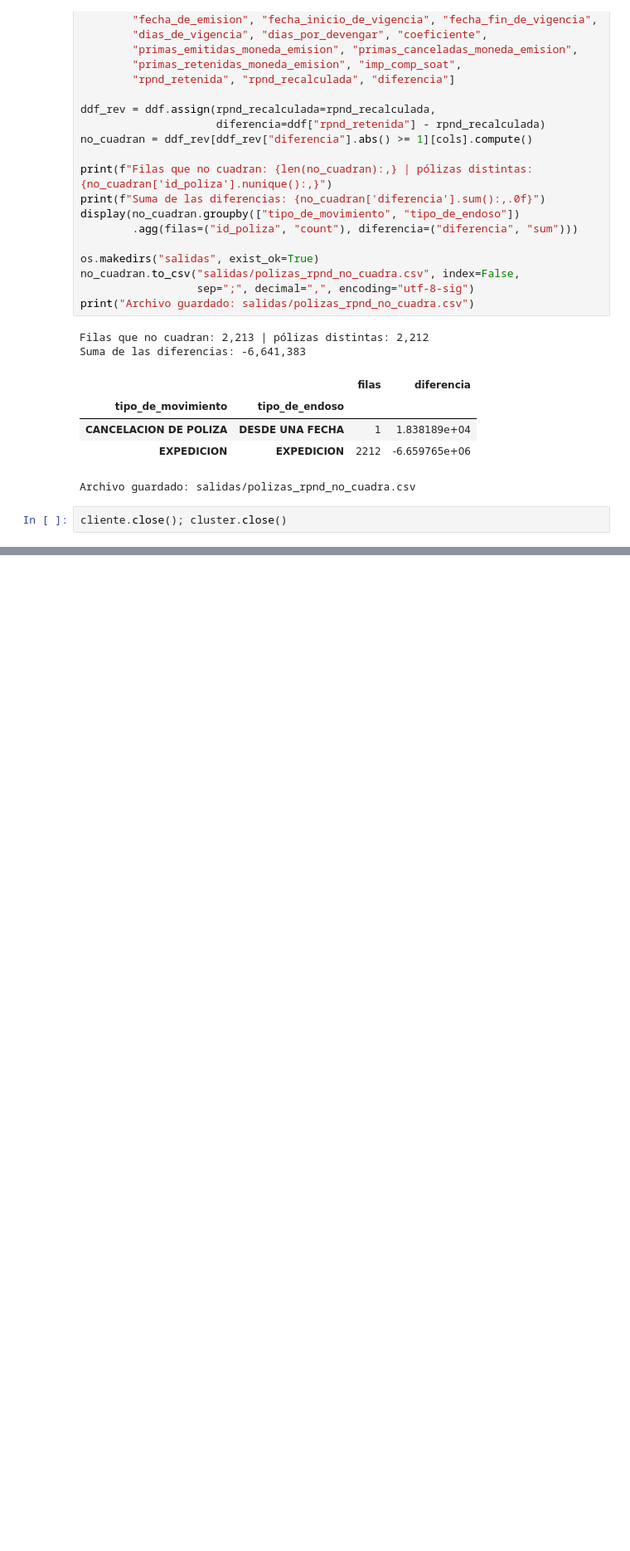
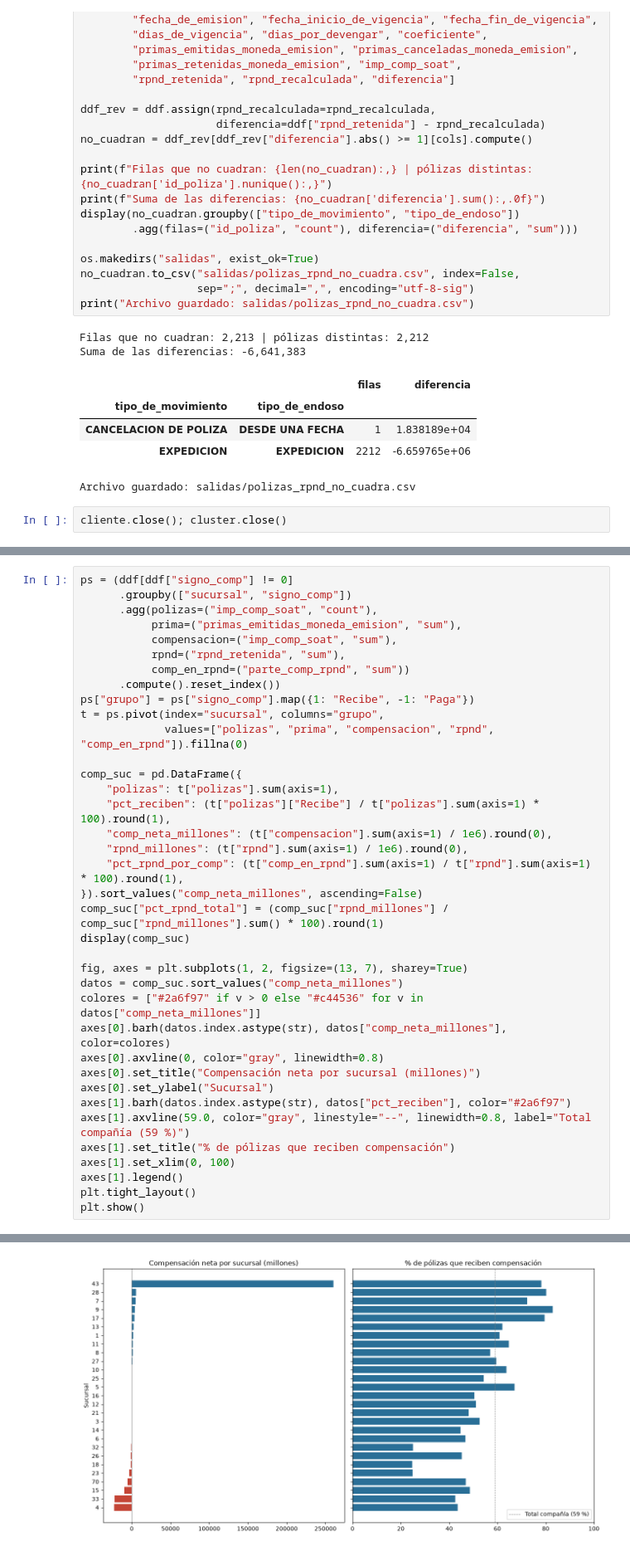
Before and after one commit to eagomezm1989/trabajo-final-bigdata-soat, a Jupyter notebook: 01_eda.ipynb, the cells around one changed output, grey strips where cells are left out. Shown at 83% size. Saved outputs shown, nothing was run; the diff lists cells and outputs as text; blank space fills up the shorter version.

```diff
--- a/01_eda.ipynb
+++ b/01_eda.ipynb
@@ -621,0 +910,38 @@ cliente.close(); cluster.close()
+# %%
+ps = (ddf[ddf["signo_comp"] != 0]
+      .groupby(["sucursal", "signo_comp"])
+      .agg(polizas=("imp_comp_soat", "count"),
+           prima=("primas_emitidas_moneda_emision", "sum"),
+           compensacion=("imp_comp_soat", "sum"),
+           rpnd=("rpnd_retenida", "sum"),
+           comp_en_rpnd=("parte_comp_rpnd", "sum"))
+      .compute().reset_index())
+ps["grupo"] = ps["signo_comp"].map({1: "Recibe", -1: "Paga"})
+t = ps.pivot(index="sucursal", columns="grupo",
+             values=["polizas", "prima", "compensacion", "rpnd", "comp_en_rpnd"]).fillna(0)
+
+comp_suc = pd.DataFrame({
+    "polizas": t["polizas"].sum(axis=1),
+    "pct_reciben": (t["polizas"]["Recibe"] / t["polizas"].sum(axis=1) * 100).round(1),
+    "comp_neta_millones": (t["compensacion"].sum(axis=1) / 1e6).round(0),
+    "rpnd_millones": (t["rpnd"].sum(axis=1) / 1e6).round(0),
+    "pct_rpnd_por_comp": (t["comp_en_rpnd"].sum(axis=1) / t["rpnd"].sum(axis=1) * 100).round(1),
+}).sort_values("comp_neta_millones", ascending=False)
+comp_suc["pct_rpnd_total"] = (comp_suc["rpnd_millones"] / comp_suc["rpnd_millones"].sum() * 100).round(1)
+display(comp_suc)
+
+fig, axes = plt.subplots(1, 2, figsize=(13, 7), sharey=True)
+datos = comp_suc.sort_values("comp_neta_millones")
+colores = ["#2a6f97" if v > 0 else "#c44536" for v in datos["comp_neta_millones"]]
+axes[0].barh(datos.index.astype(str), datos["comp_neta_millones"], color=colores)
+axes[0].axvline(0, color="gray", linewidth=0.8)
+axes[0].set_title("Compensación neta por sucursal (millones)")
+axes[0].set_ylabel("Sucursal")
+axes[1].barh(datos.index.astype(str), datos["pct_reciben"], color="#2a6f97")
+axes[1].axvline(59.0, color="gray", linestyle="--", linewidth=0.8, label="Total compañía (59 %)")
+axes[1].set_title("% de pólizas que reciben compensación")
+axes[1].set_xlim(0, 100)
+axes[1].legend()
+plt.tight_layout()
+plt.show()
+# %% [output]
@@ -621,0 +966 @@ cliente.close(); cluster.close()
+[figure, added]
```
Also changed, not shown: parts of 22 cells of this notebook, 2 other files.
